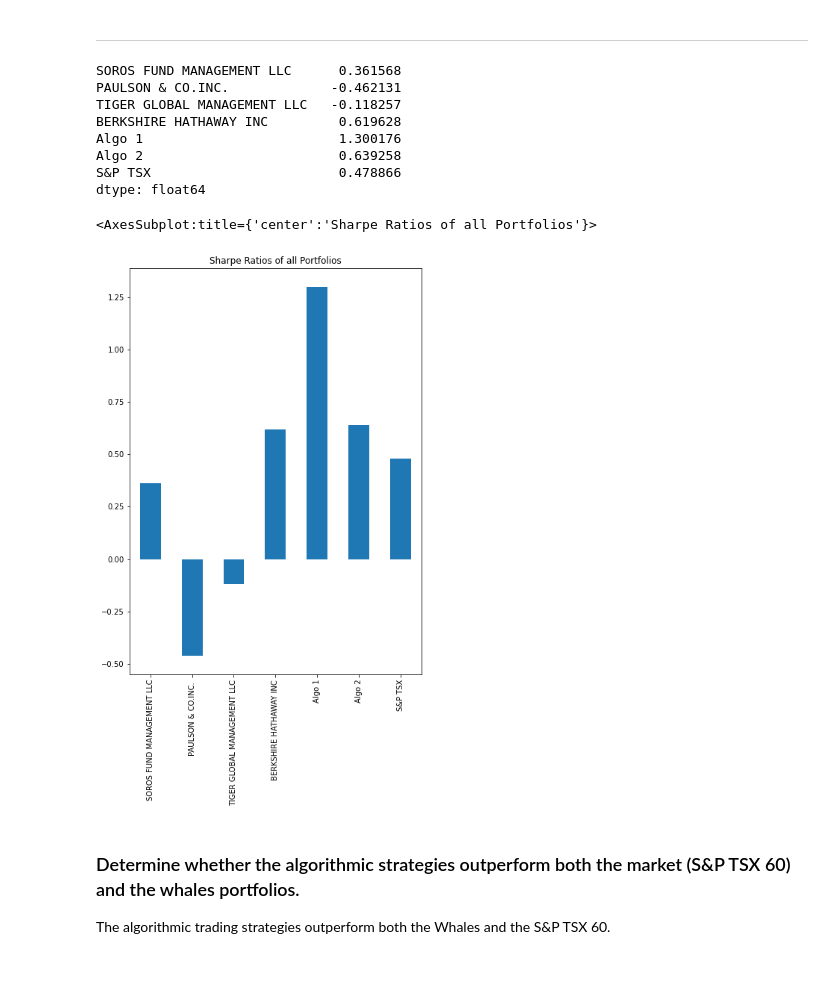
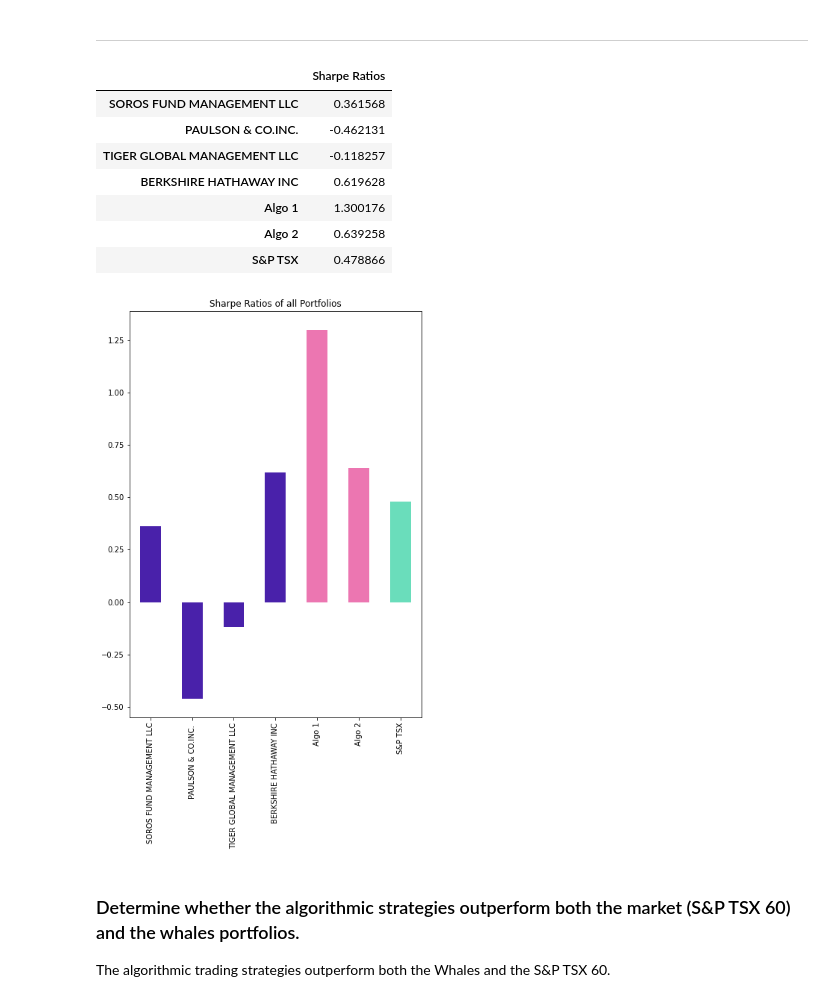
Before and after one commit to adamgulyas/pandas-homework, a Jupyter notebook: whale_analysis.ipynb, the cells around one changed output. Cells and saved outputs as stored; diff of their text form; code cells hidden in the pictures; blank space fills up the shorter version.

```diff
--- a/whale_analysis.ipynb
+++ b/whale_analysis.ipynb
@@ -125,8 +125,8 @@ sp_tsx_history["Close"] = sp_tsx_history["Close"].str.replace(r"[$,]", "", regex
 sp_tsx_history["Close"] = sp_tsx_history["Close"].astype("float")
 # %%
 # Calculate Daily Returns
-sp_tsx_returns = (sp_tsx_history - sp_tsx_history.shift(1)) / sp_tsx_history.shift(1)
-sp_tsx_returns.head()
+sp_tsx_daily_returns = (sp_tsx_history - sp_tsx_history.shift(1)) / sp_tsx_history.shift(1)
+sp_tsx_daily_returns.head()
 # %% [output]
 |  | Close |
 | Date |  |
@@ -137,10 +137,10 @@ sp_tsx_returns.head()
 | 2012-10-05 | -0.002305 |
 # %%
 # Drop nulls
-sp_tsx_returns = sp_tsx_returns.dropna().copy(deep=True)
+sp_tsx_daily_returns = sp_tsx_daily_returns.dropna().copy(deep=True)
 # %%
 # Rename `Close` Column to be specific to this portfolio.
-sp_tsx_returns = sp_tsx_returns.rename(columns={"Close": "S&P TSX"})
+sp_tsx_daily_returns = sp_tsx_daily_returns.rename(columns={"Close": "S&P TSX"})
 # %% [markdown]
 ## Combine Whale, Algorithmic, and S&P TSX 60 Returns
 # %%
@@ -362,27 +368,27 @@ In reality, investment managers and thier institutional investors look at the ra
 ---
 # %%
 # Annualized Sharpe Ratios
-whale_sharpe_ratio_annual = (whale_returns.mean() * 252) / (whale_std_annual)
-algo_sharpe_ratio_annual = (algo_returns.mean() * 252) / (algo_std_annual)
-sp_tsx_sharpe_ratio_annual = (sp_tsx_returns.mean() * 252) / (sp_tsx_std_annual)
+whale_sharpe_ratio_annual = (whale_daily_returns.mean() * 252) / (whale_daily_returns.std() * np.sqrt(252))
+algo_sharpe_ratio_annual = (algo_daily_returns.mean() * 252) / (algo_daily_returns.std() * np.sqrt(252))
+sp_tsx_sharpe_ratio_annual = (sp_tsx_daily_returns.mean() * 252) / (sp_tsx_daily_returns.std() * np.sqrt(252))
 
 all_ratios = pd.concat([whale_sharpe_ratio_annual, algo_sharpe_ratio_annual, sp_tsx_sharpe_ratio_annual], axis="rows", join="inner")
-all_ratios
+all_ratios.to_frame(name='Sharpe Ratios')
 # %% [output]
-SOROS FUND MANAGEMENT LLC      0.361568
-PAULSON & CO.INC.             -0.462131
-TIGER GLOBAL MANAGEMENT LLC   -0.118257
-BERKSHIRE HATHAWAY INC         0.619628
-Algo 1                         1.300176
-Algo 2                         0.639258
-S&P TSX                        0.478866
-dtype: float64
+|  | Sharpe Ratios |
+| SOROS FUND MANAGEMENT LLC | 0.361568 |
+| PAULSON & CO.INC. | -0.462131 |
+| TIGER GLOBAL MANAGEMENT LLC | -0.118257 |
+| BERKSHIRE HATHAWAY INC | 0.619628 |
+| Algo 1 | 1.300176 |
+| Algo 2 | 0.639258 |
+| S&P TSX | 0.478866 |
 # %%
 # Visualize the sharpe ratios as a bar plot
-all_ratios.plot.bar(figsize=(7,10), title="Sharpe Ratios of all Portfolios")
+bar_colors = ['#4921AA','#4921AA','#4921AA','#4921AA', '#EC76B1', '#EC76B1', '#6ADDBB']
+ax = all_ratios.plot.bar(figsize=(7,10), title="Sharpe Ratios of all Portfolios", color=bar_colors)
 # %% [output]
-<AxesSubplot:title={'center':'Sharpe Ratios of all Portfolios'}>
-[figure, old version]
+[figure, new version]
 # %% [markdown]
 ### Determine whether the algorithmic strategies outperform both the market (S&P TSX 60) and the whales portfolios.
 
```
Also changed, not shown: parts of 43 cells of this notebook, 6 other files.
